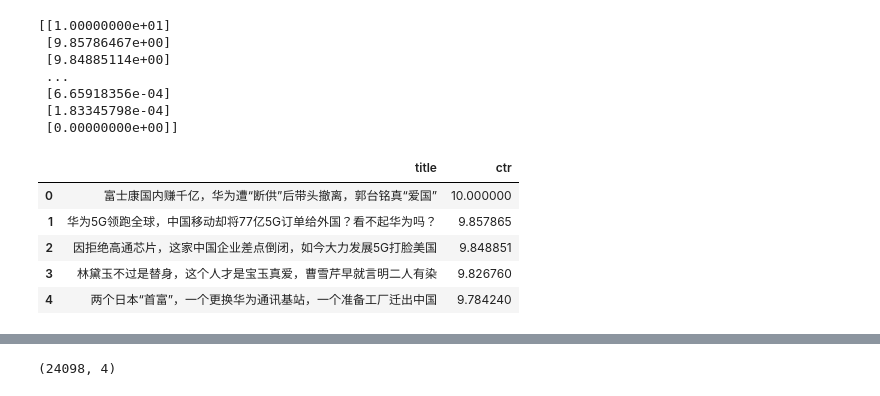
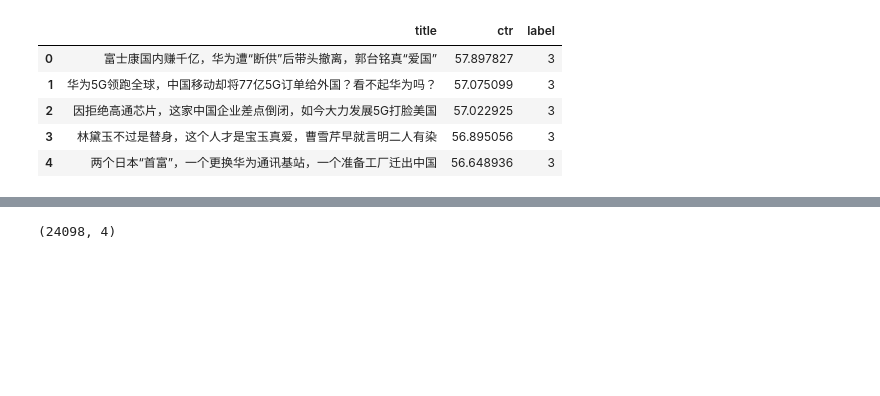
Before and after one commit to wangruichens/bert_multi_gpu, a Jupyter notebook: bert1.ipynb, the cells around one changed output, grey strips where cells are left out. Cells and saved outputs as stored; diff of their text form; code cells hidden in the pictures; blank space fills up the shorter version.

```diff
--- a/bert1.ipynb
+++ b/bert1.ipynb
@@ -30,27 +50,25 @@ df.head()
 # %%
 df = df[df.title.apply(lambda x: len(str(x))>5)]
 df.sort_values(by=['ctr'],ascending=False,inplace=True)
 
-res= df[['title','ctr']].reset_index(drop=True)
-from sklearn.preprocessing import MinMaxScaler
-x = res['ctr'].values.astype(float).reshape(-1,1)
-min_max_scaler = MinMaxScaler(feature_range=(0.0, 10.0))
-x_scaled = min_max_scaler.fit_transform(x)
-print(x_scaled)
-res["ctr"]= x_scaled
+# res= df[['title','ctr']].reset_index(drop=True)
+# from sklearn.preprocessing import MinMaxScaler
+# x = res['ctr'].values.astype(float).reshape(-1,1)
+# min_max_scaler = MinMaxScaler(feature_range=(0.0, 100.0))
+# x_scaled = min_max_scaler.fit_transform(x)
+# print(x_scaled)
+# res["ctr"]= x_scaled
 
+res=df[['title','ctr']].reset_index(drop=True)
+res['label']=0
+res['label'][res.ctr>10] =1
+res['label'][res.ctr>20] =2
+res['label'][res.ctr>30] =3
 res.head()
 # %% [output]
-[[1.00000000e+01]
- [9.85786467e+00]
- [9.84885114e+00]
- ...
- [6.65918356e-04]
- [1.83345798e-04]
- [0.00000000e+00]]
-|  | title | ctr |
-| 0 | 富士康国内赚千亿，华为遭“断供”后带头撤离，郭台铭真“爱国” | 10.000000 |
-| 1 | 华为5G领跑全球，中国移动却将77亿5G订单给外国？看不起华为吗？ | 9.857865 |
-| 2 | 因拒绝高通芯片，这家中国企业差点倒闭，如今大力发展5G打脸美国 | 9.848851 |
-| 3 | 林黛玉不过是替身，这个人才是宝玉真爱，曹雪芹早就言明二人有染 | 9.826760 |
-| 4 | 两个日本“首富”，一个更换华为通讯基站，一个准备工厂迁出中国 | 9.784240 |
+|  | title | ctr | label |
+| 0 | 富士康国内赚千亿，华为遭“断供”后带头撤离，郭台铭真“爱国” | 57.897827 | 3 |
+| 1 | 华为5G领跑全球，中国移动却将77亿5G订单给外国？看不起华为吗？ | 57.075099 | 3 |
+| 2 | 因拒绝高通芯片，这家中国企业差点倒闭，如今大力发展5G打脸美国 | 57.022925 | 3 |
+| 3 | 林黛玉不过是替身，这个人才是宝玉真爱，曹雪芹早就言明二人有染 | 56.895056 | 3 |
+| 4 | 两个日本“首富”，一个更换华为通讯基站，一个准备工厂迁出中国 | 56.648936 | 3 |
```
Also changed, not shown: parts of 10 cells of this notebook, 4 other files.
